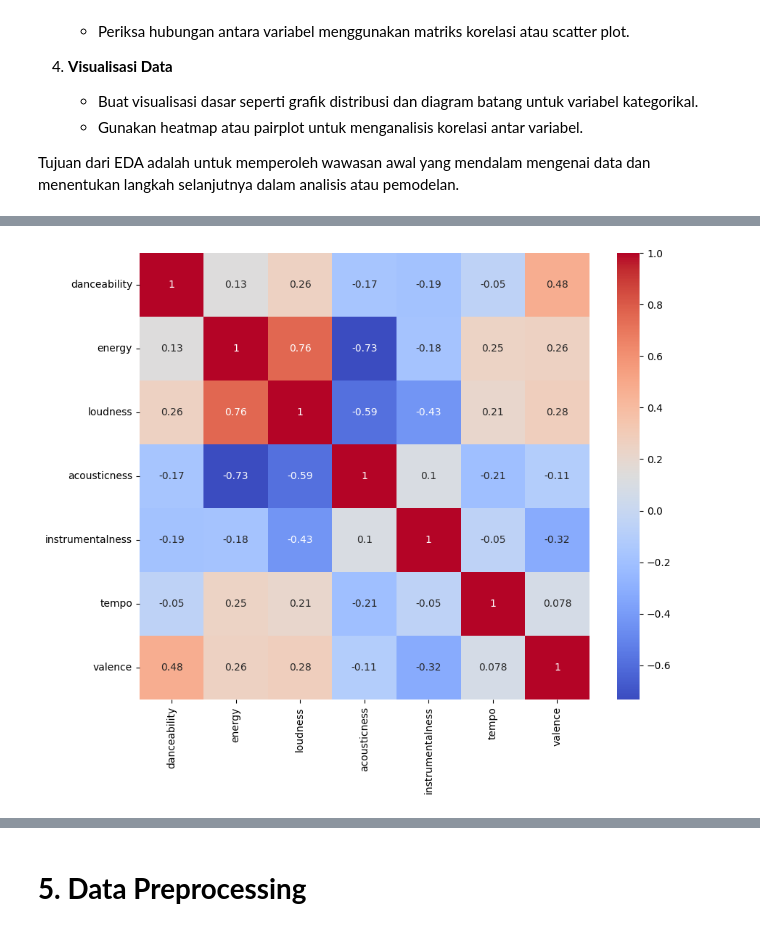
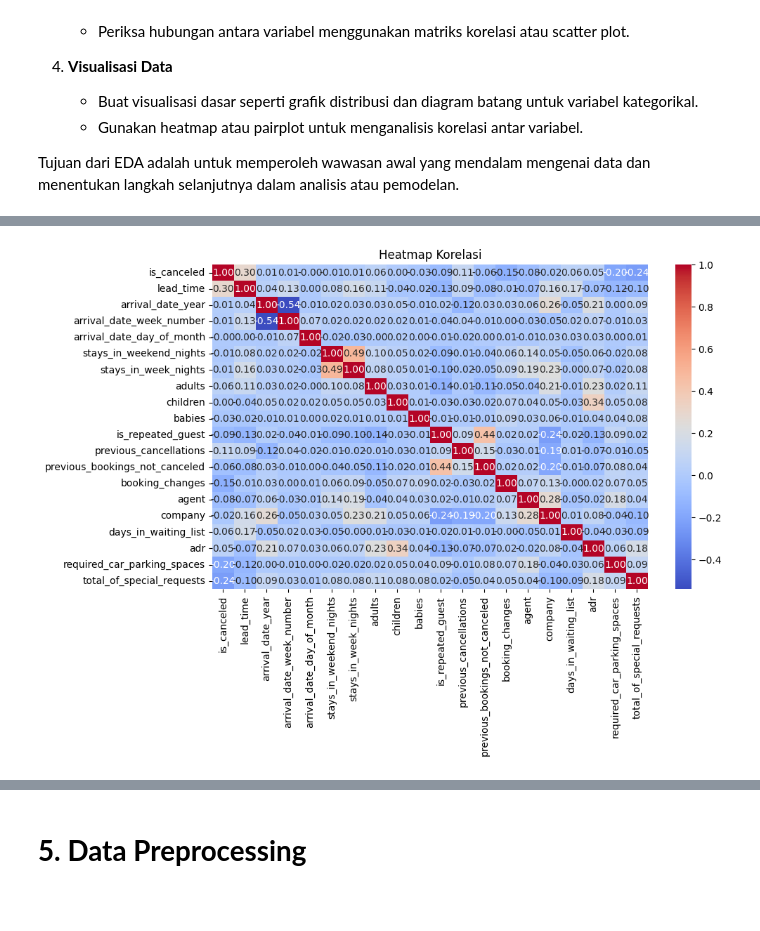
Before and after one commit to ftthalmhdi/hotel-booking, a Jupyter notebook: [Clustering]_Submission_Akhir_BMLP_Fattah_Al_Mahdi.ipynb, the cells around one changed output, grey strips where cells are left out. Cells and saved outputs as stored; diff of their text form; code cells hidden in the pictures; blank space fills up the shorter version.

Commit message:
hotel_booking

```diff
--- a/[Clustering]_Submission_Akhir_BMLP_Fattah_Al_Mahdi.ipynb
+++ b/[Clustering]_Submission_Akhir_BMLP_Fattah_Al_Mahdi.ipynb
@@ -39,7 +35,7 @@ Pada tahap ini, Anda perlu memuat dataset ke dalam notebook. Jika dataset dalam
 
 Jika dataset berada di Google Drive, pastikan Anda menghubungkan Google Drive ke Colab terlebih dahulu. Setelah dataset berhasil dimuat, langkah berikutnya adalah memeriksa kesesuaian data dan siap untuk dianalisis lebih lanjut.
 # %%
-# df = pd.read_csv('./Dataset_inisiasi.csv')
-df = pd.read_csv('https://raw.githubusercontent.com/ftthalmhdi/movies/refs/heads/main/Dataset_inisiasi.csv')
-df.shape
+df = pd.read_csv('https://raw.githubusercontent.com/ftthalmhdi/hotel-booking/refs/heads/main/Dataset_inisiasi.csv')
+df = df.sample(n=25000, random_state=42)
+df.head()
 # %% [output]
@@ -145,6 +153,7 @@ valence                  -0.324312  0.078273  1.000000
 # %%
-plt.figure(figsize=(10, 8))
-sns.heatmap(correlation, annot=True, cmap='coolwarm')
+plt.figure(figsize=(10, 6))
+sns.heatmap(df.select_dtypes(include=np.number).corr(), annot=True, cmap='coolwarm', fmt='.2f') # Select only numeric columns for correlation
+plt.title("Heatmap Korelasi")
 plt.show()
 # %% [output]
-[figure, old version]
+[figure, new version]
```
Also changed, not shown: parts of 28 cells of this notebook.
